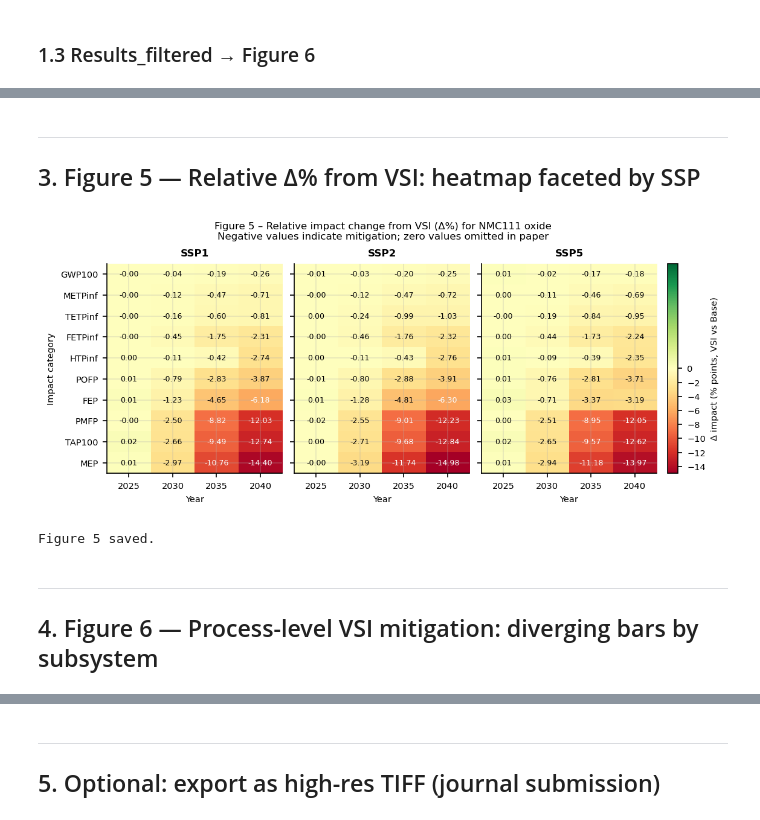
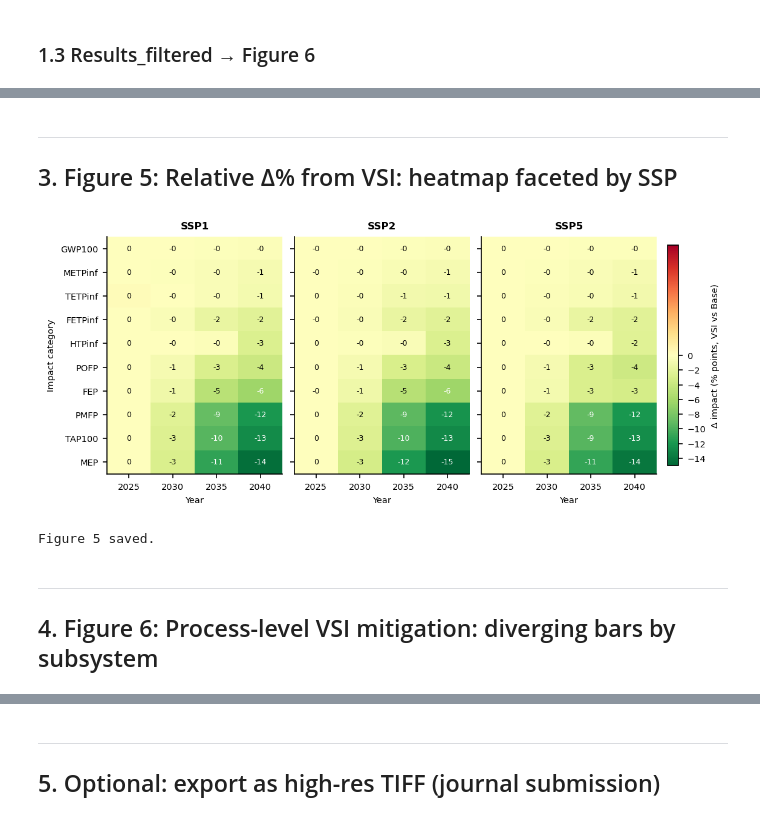
Before and after one commit to bernardomendonca/plca-NMC-oxide-BM-PhD, a Jupyter notebook: 11_figure_generation.ipynb, the cells around one changed output, grey strips where cells are left out. Saved outputs shown, nothing was run; the diff lists cells and outputs as text; code cells hidden in the pictures.

```diff
--- a/11_figure_generation.ipynb
+++ b/11_figure_generation.ipynb
@@ -78,7 +24,7 @@ from matplotlib.lines import Line2D
 from pathlib import Path
 
 # ── Paths ──────────────────────────────────────────────────────────────────
-EXCEL_FILE = Path("V29 - Comparative Results.xlsx")   # adjust if needed
+EXCEL_FILE = Path("V30 - Comparative Results.xlsx")   # adjust if needed
 OUTPUT_DIR = Path("outputs")
 OUTPUT_DIR.mkdir(exist_ok=True)
 
@@ -332,7 +256,7 @@ print("Figure 4 saved.")
 Figure 4 saved.
 # %% [markdown]
 ---
-## 3. Figure 5 — Relative Δ% from VSI: heatmap faceted by SSP
+## 3. Figure 5: Relative Δ% from VSI: heatmap faceted by SSP
 # %%
 YEAR_COLS = [2025, 2030, 2035, 2040]
 
@@ -340,44 +264,46 @@ fig, axes = plt.subplots(1, 3, figsize=(7.5, 3.2), constrained_layout=True)
 
 vmax = df5[YEAR_COLS].abs().max().max()
 norm = mcolors.TwoSlopeNorm(vmin=-vmax, vcenter=0, vmax=vmax * 0.05)
-cmap = "RdYlGn"  # red = burden increase, green = mitigation
+cmap = "RdYlGn_r"  # red = burden increase, green = mitigation
 
 for ax, ssp in zip(axes, ["SSP1", "SSP2", "SSP5"]):
     sub = df5[df5["IAM"] == ssp].set_index("Impact")[YEAR_COLS]
     sub = sub.reindex(cat_order[::-1])  # most mitigated at top
     im  = ax.imshow(sub.values.astype(float), aspect="auto", cmap=cmap, norm=norm)
+    ax.grid(False)
 
     for r in range(sub.shape[0]):
         for c in range(sub.shape[1]):
             val = sub.values[r, c]
             if not np.isnan(val):
                 txt_color = "white" if abs(val) > vmax * 0.4 else "black"
-                ax.text(c, r, f"{val:.2f}", ha="center", va="center",
+                ax.text(c, r, f"{val:.0f}", ha="center", va="center",
                         fontsize=6, color=txt_color)
 
     ax.set_xticks(range(len(YEAR_COLS)))
     ax.set_xticklabels(YEAR_COLS)
     ax.set_yticks(range(len(cat_order)))
     ax.set_yticklabels(cat_order[::-1] if ax == axes[0] else [])
     ax.set_title(ssp, fontweight="bold")
     ax.set_xlabel("Year")
 
 axes[0].set_ylabel("Impact category")
 cbar = fig.colorbar(im, ax=axes, orientation="vertical", fraction=0.02, pad=0.02)
 cbar.set_label("\u0394 impact (% points, VSI vs Base)", fontsize=7)
+'''
 fig.suptitle(
-    "Figure 5 – Relative impact change from VSI (\u0394%) for NMC111 oxide\n"
-    "Negative values indicate mitigation; zero values omitted in paper",
+    "Relative impact change from VSI (\u0394%) for NMC111 oxide\n"
+    "Negative values indicate mitigation; zero values omitted",
     fontsize=8,
 )
-
+'''
 fig.savefig(OUTPUT_DIR / "Figure5_heatmap_VSI_delta.png", dpi=300, bbox_inches="tight")
 fig.savefig(OUTPUT_DIR / "Figure5_heatmap_VSI_delta.pdf",          bbox_inches="tight")
 plt.show()
 print("Figure 5 saved.")
 # %% [output]
-[figure, old version]
+[figure, new version]
 Figure 5 saved.
 # %% [markdown]
 ---
-## 4. Figure 6 — Process-level VSI mitigation: diverging bars by subsystem
+## 4. Figure 6: Process-level VSI mitigation: diverging bars by subsystem
```
Also changed, not shown: parts of 13 cells of this notebook, 1 other file.
